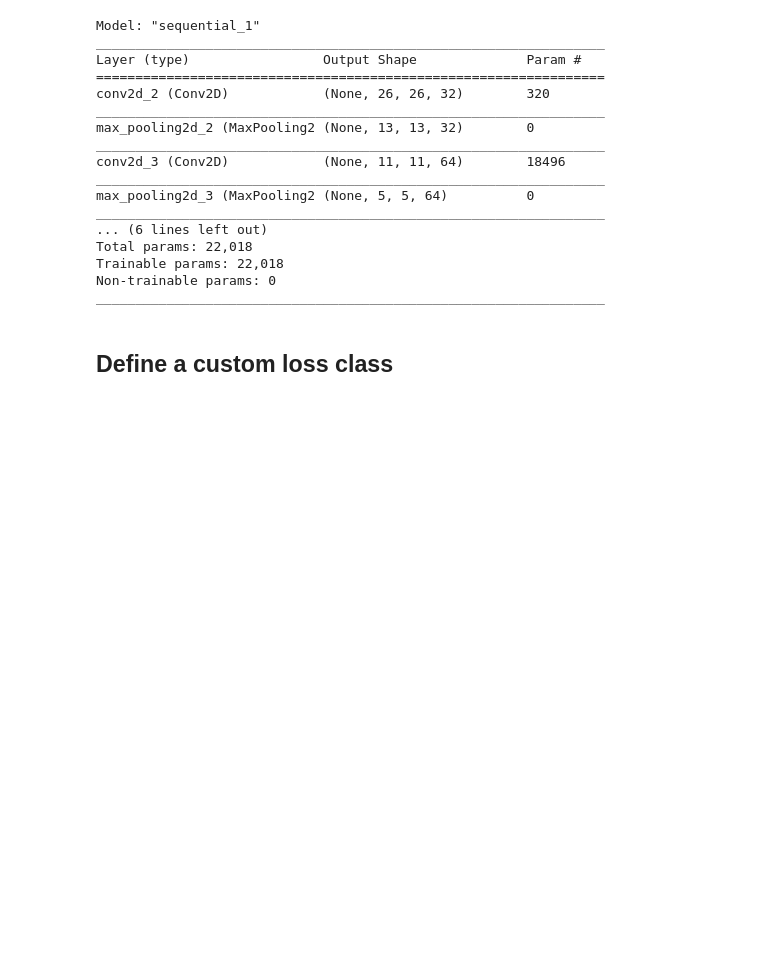
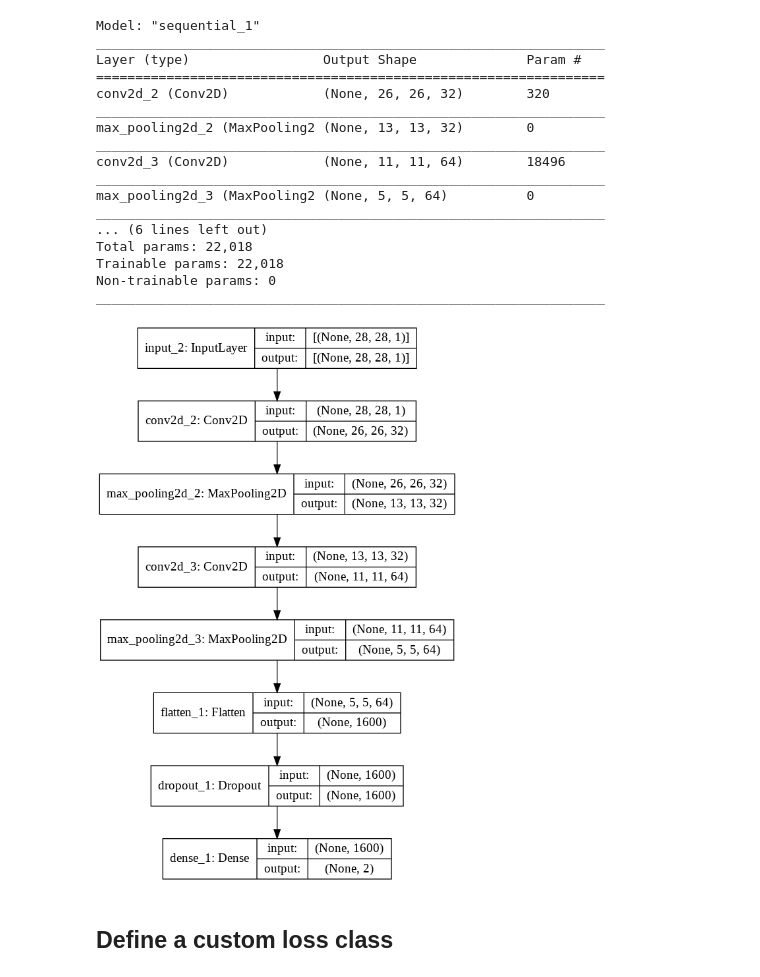
Before and after one commit to scottspurlock/noisy_labels, a Jupyter notebook: classification_noisy_labels.ipynb, the cells around one changed output. Saved outputs shown, nothing was run; the diff lists cells and outputs as text; code cells hidden in the pictures; blank space fills up the shorter version.

Commit message:
Visualization updates

```diff
--- a/classification_noisy_labels.ipynb
+++ b/classification_noisy_labels.ipynb
@@ -280,6 +293,10 @@ Total params: 22,018
 Trainable params: 22,018
 Non-trainable params: 0
 _________________________________________________________________
+# %%
+keras.utils.plot_model(model, 'model2.png', show_shapes=True)
+# %% [output]
+[figure, added]
 # %% [markdown]
 ## Define a custom loss class
 # %%
```
Also changed, not shown: parts of 15 cells of this notebook.
